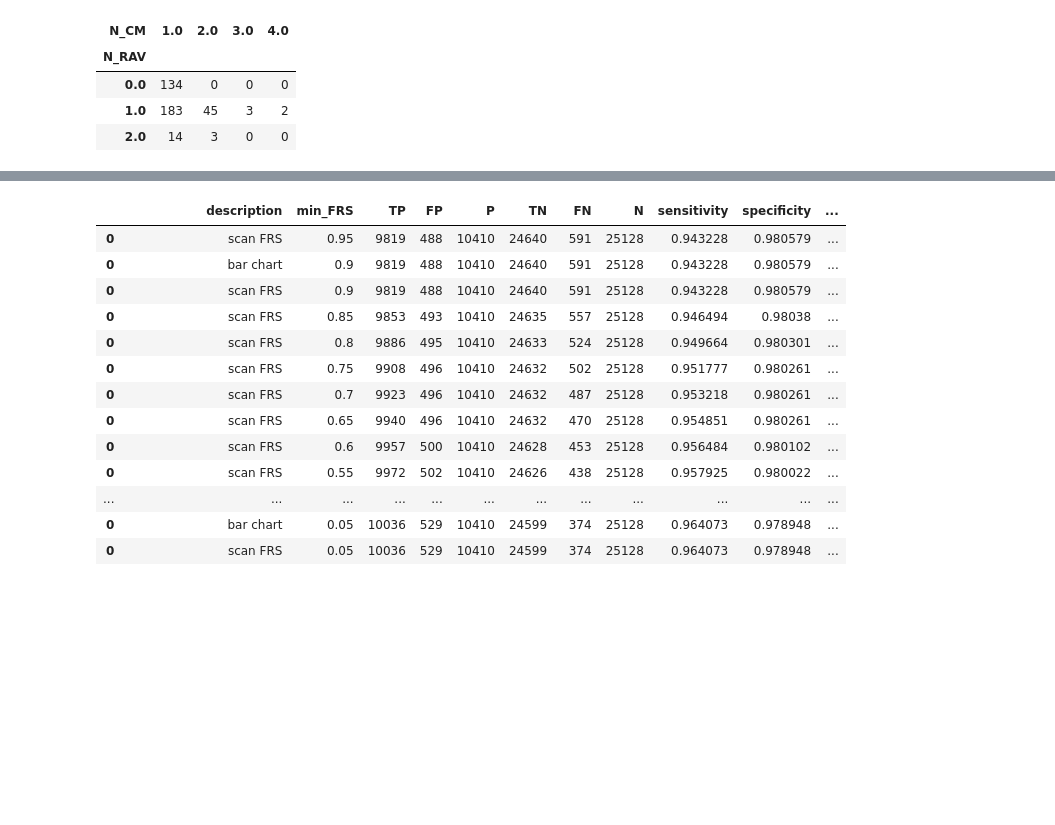
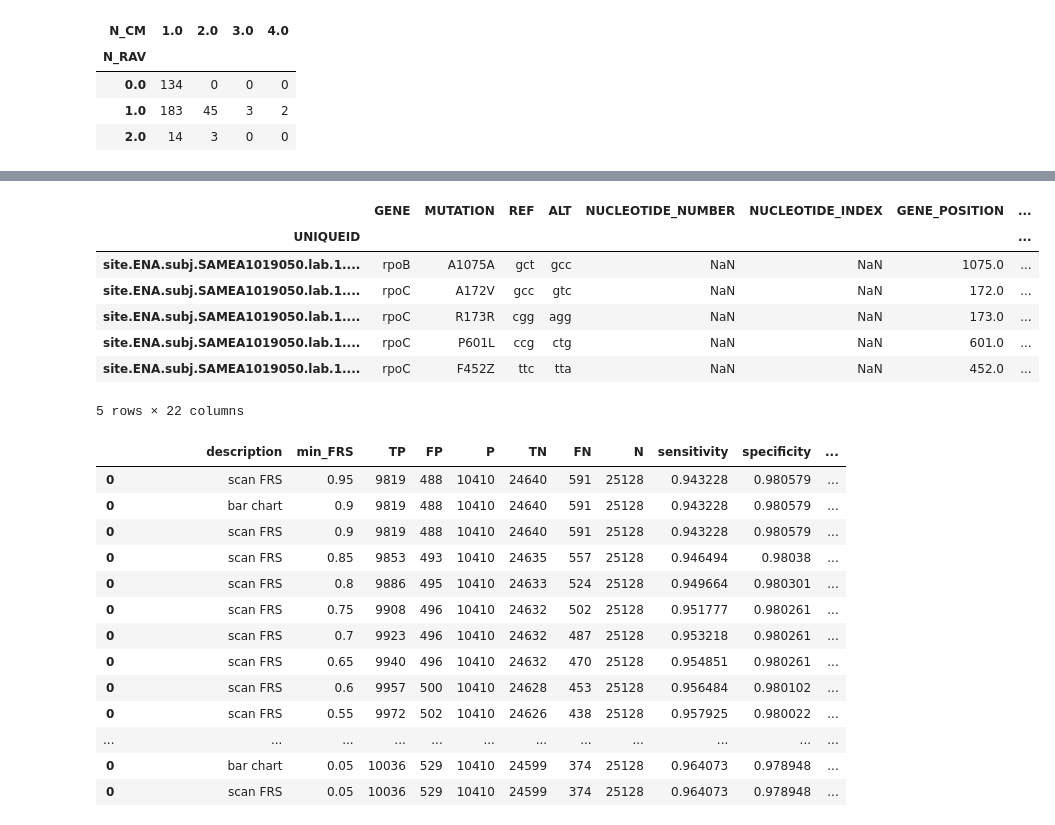
Before and after one commit to fowler-lab/tuberculosis-RNAP-subpopulations, a Jupyter notebook: analysis_refactored.ipynb, the cells around one changed output, grey strips where cells are left out. Saved outputs shown, nothing was run; the diff lists cells and outputs as text; code cells hidden in the pictures; blank space fills up the shorter version.

```diff
--- a/analysis_refactored.ipynb
+++ b/analysis_refactored.ipynb
@@ -532,3 +634,14 @@ pd.crosstab(df.N_RAV, df.N_CM)
+# %%
+mutations[mutations.index == 'site.ENA.subj.SAMEA1019050.lab.1.iso.1']
+# %% [output]
+|  | GENE | MUTATION | REF | ALT | NUCLEOTIDE_NUMBER | NUCLEOTIDE_INDEX | GENE_POSITION | ... |
+| UNIQUEID |  |  |  |  |  |  |  | ... |
+| site.ENA.subj.SAMEA1019050.lab.1.... | rpoB | A1075A | gct | gcc | NaN | NaN | 1075.0 | ... |
+| site.ENA.subj.SAMEA1019050.lab.1.... | rpoC | A172V | gcc | gtc | NaN | NaN | 172.0 | ... |
+| site.ENA.subj.SAMEA1019050.lab.1.... | rpoC | R173R | cgg | agg | NaN | NaN | 173.0 | ... |
+| site.ENA.subj.SAMEA1019050.lab.1.... | rpoC | P601L | ccg | ctg | NaN | NaN | 601.0 | ... |
+| site.ENA.subj.SAMEA1019050.lab.1.... | rpoC | F452Z | ttc | tta | NaN | NaN | 452.0 | ... |
+5 rows × 22 columns
 # %%
 df = copy.deepcopy(samples_with_dst)
 df['HAS_RESISTANT_MUTATION'] = (df.HAS_MAJOR_RAV) | (df.HAS_MAJOR_CM)
```
Also changed, not shown: parts of 35 cells of this notebook.
